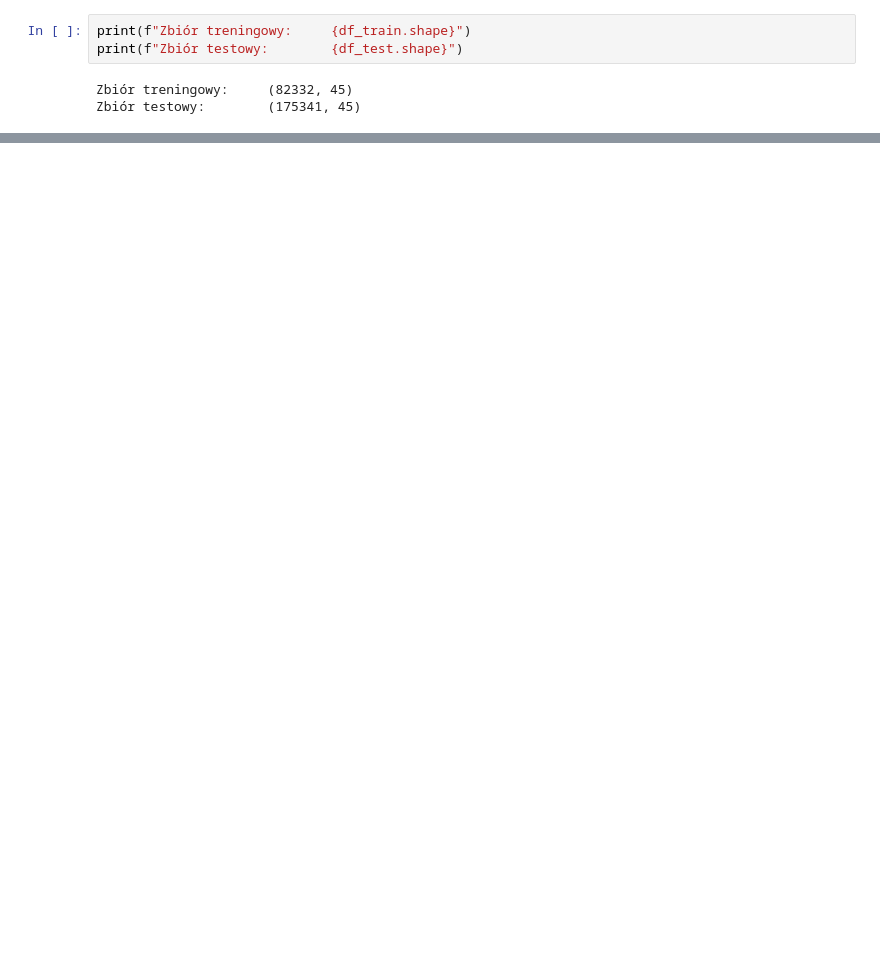
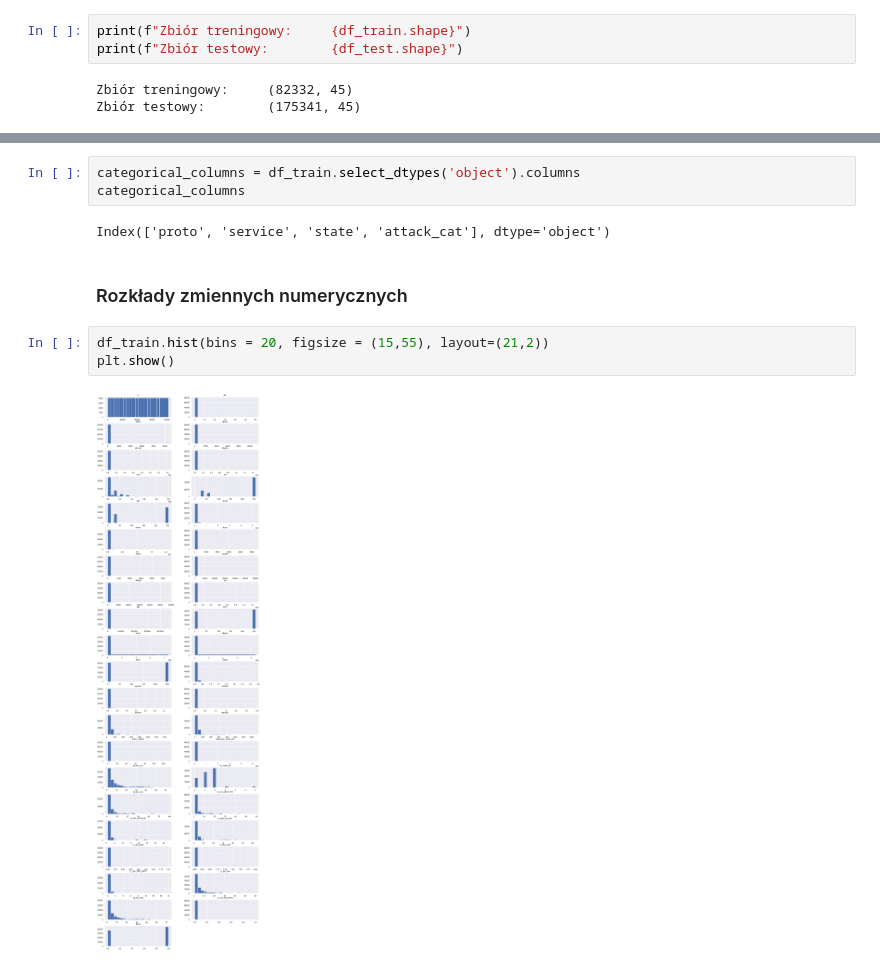
Before and after one commit to KraszewskiK/2022L-WB-ML-2-projekt, a Jupyter notebook: EDA.ipynb, the cells around one changed output, grey strips where cells are left out. Cells and saved outputs as stored; diff of their text form; blank space fills up the shorter version.

Commit message:
Add histograms and correlation matrix

```diff
--- a/EDA.ipynb
+++ b/EDA.ipynb
@@ -67,0 +139,12 @@ memory usage: 28.3+ MB
+# %%
+categorical_columns = df_train.select_dtypes('object').columns
+categorical_columns
+# %% [output]
+Index(['proto', 'service', 'state', 'attack_cat'], dtype='object')
+# %% [markdown]
+### Rozkłady zmiennych numerycznych
+# %%
+df_train.hist(bins = 20, figsize = (15,55), layout=(21,2))
+plt.show()
+# %% [output]
+[figure, added]
```
Also changed, not shown: parts of 18 cells of this notebook.
